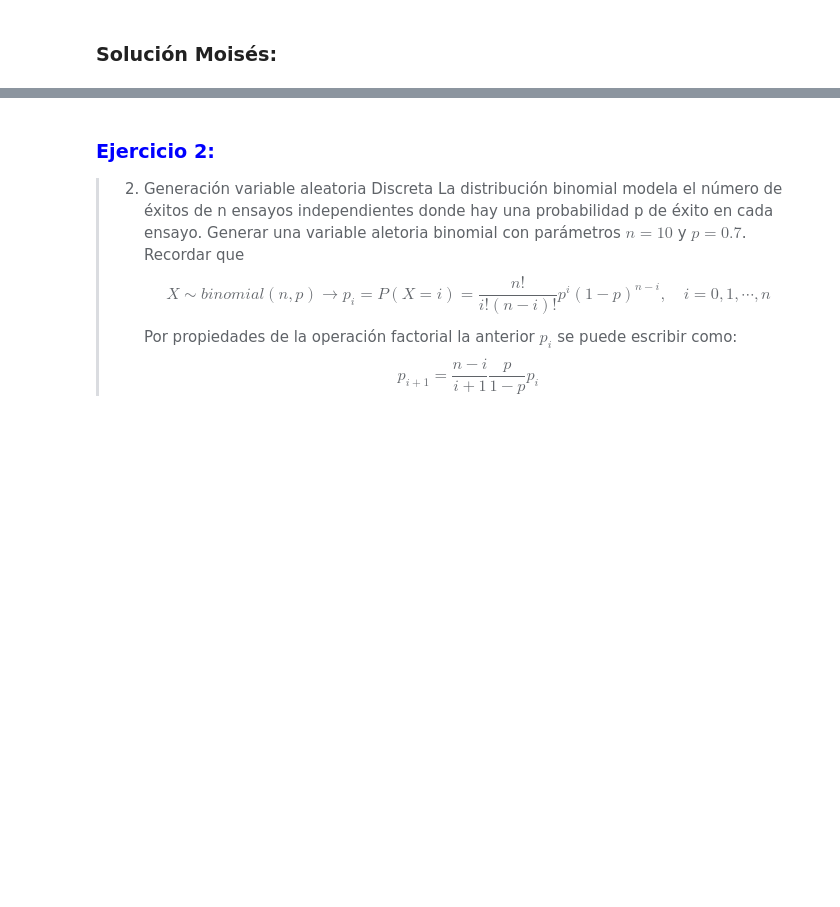
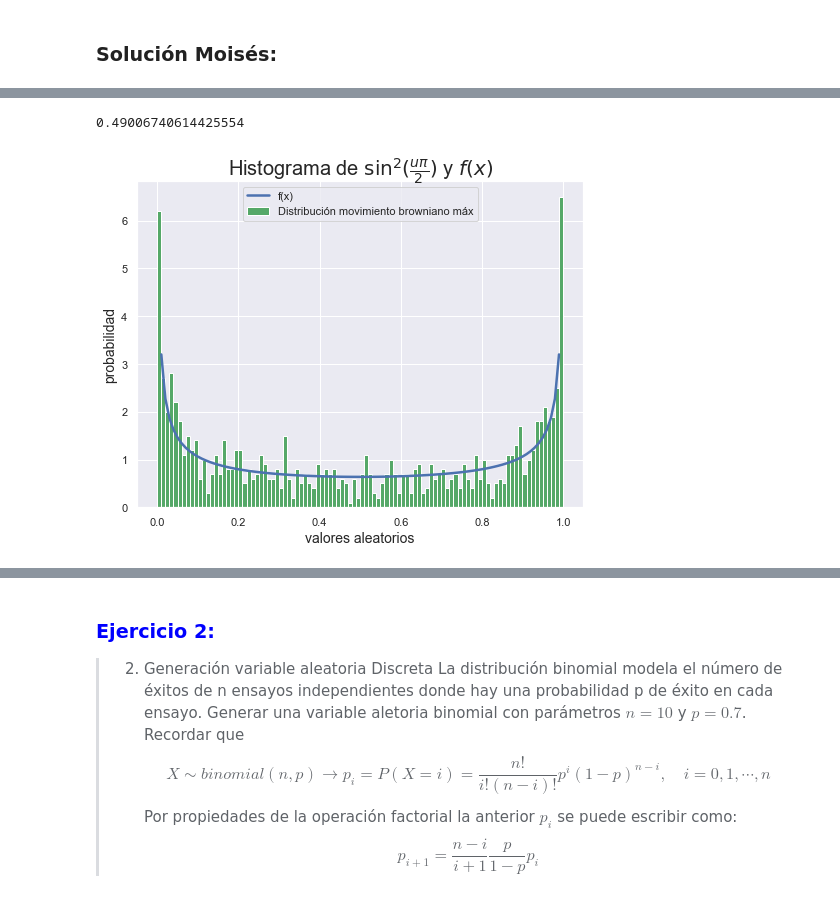
Before and after one commit to IvetteLandaverde/ProyectoConjunto5y6_ILandaverde_MFlores, a Jupyter notebook: Tarea5_ILandaverde_MFlores.ipynb, the cells around one changed output, grey strips where cells are left out. Drawn from its saved outputs; the diff is of its cells as text; code cells hidden in the pictures; blank space fills up the shorter version.

```diff
--- a/Tarea5_ILandaverde_MFlores.ipynb
+++ b/Tarea5_ILandaverde_MFlores.ipynb
@@ -62,0 +82,23 @@
+# %%
+### Está función retorna la función de distribución acumulada
+def D_browniano(N:"Número de muestras"):
+    "Inversa de la función de distribución F(x)=\frac{2}{\pi}\sin^{-1}(\sqrt x),\quad 0\leq x\leq 1$"
+    return np.sin((np.random.rand(N)*np.pi)/2)**2###Hacemos la función inversa
+f_x = lambda x: 1/(np.pi*np.sqrt(1-x)*np.sqrt(x))###Función de distribución f(x) obtenida de la derivada planteada
+# %%
+N = 1000 ###Número de aleatorios que se pasaran por argumento a la función de distribución acumulada
+x = D_browniano(N) ###Se llama a la función
+x_ = np.arange(0.01,1,0.01)###Se crea un vector que se pasará por argumento de la función de distribución f(x)
+###Se hace el histograma y se plotea la función de distribución como comparación
+plt.figure(figsize=[8,6])
+plt.hist(x,bins=100,density=True,color='g',label='Distribución movimiento browniano máx')
+plt.plot(x_,f_x(x_),color='b',lw=2.5,label="f(x)")
+plt.xlabel('valores aleatorios',fontsize=14)
+plt.ylabel('probabilidad',fontsize=14)
+plt.title('Histograma de $\sin^{2}(\\frac{u \pi}{2})$ y $f(x)$', fontsize=20)
+plt.legend();
+print(np.mean(x))
+plt.show()
+# %% [output]
+0.49006740614425554
+[figure, added]
```
Also changed, not shown: parts of 13 cells of this notebook.
